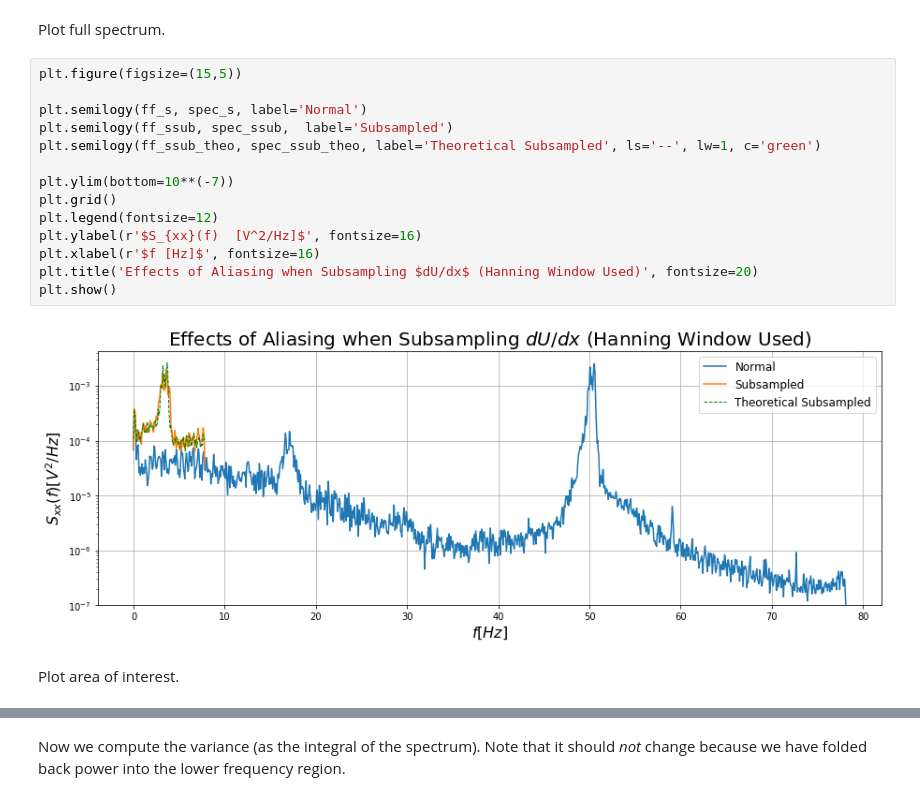
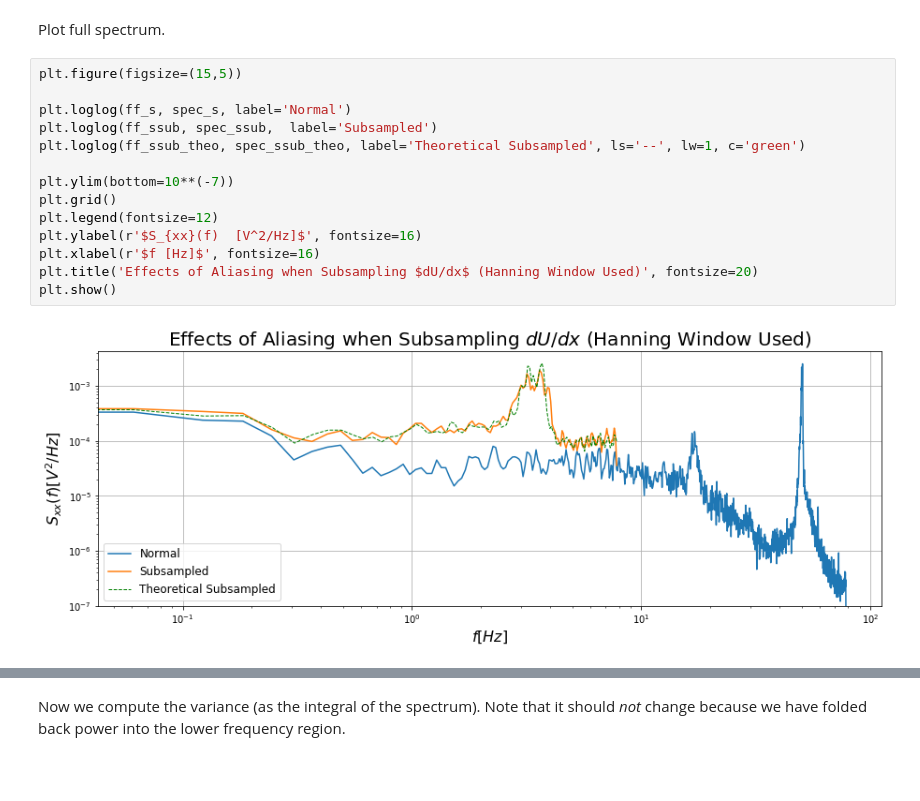
Before and after one commit to lukepolson/School, a Jupyter notebook: Phys 515/Assignment5.ipynb, the cells around one changed output, grey strips where cells are left out. Cells and saved outputs as stored; diff of their text form; blank space fills up the shorter version.

```diff
--- a/Phys 515/Assignment5.ipynb
+++ b/Phys 515/Assignment5.ipynb
@@ -183,18 +190,16 @@ Plot full spectrum.
 # %%
 plt.figure(figsize=(15,5))
 
-plt.semilogy(ff_s, spec_s, label='Normal')
-plt.semilogy(ff_ssub, spec_ssub,  label='Subsampled')
-plt.semilogy(ff_ssub_theo, spec_ssub_theo, label='Theoretical Subsampled', ls='--', lw=1, c='green')
+plt.loglog(ff_s, spec_s, label='Normal')
+plt.loglog(ff_ssub, spec_ssub,  label='Subsampled')
+plt.loglog(ff_ssub_theo, spec_ssub_theo, label='Theoretical Subsampled', ls='--', lw=1, c='green')
 
 plt.ylim(bottom=10**(-7))
 plt.grid()
 plt.legend(fontsize=12)
 plt.ylabel(r'$S_{xx}(f)  [V^2/Hz]$', fontsize=16)
 plt.xlabel(r'$f [Hz]$', fontsize=16)
 plt.title('Effects of Aliasing when Subsampling $dU/dx$ (Hanning Window Used)', fontsize=20)
 plt.show()
 # %% [output]
-[figure, old version]
+[figure, new version]
-# %% [markdown]
-Plot area of interest.
```
Also changed, not shown: parts of 18 cells of this notebook.
